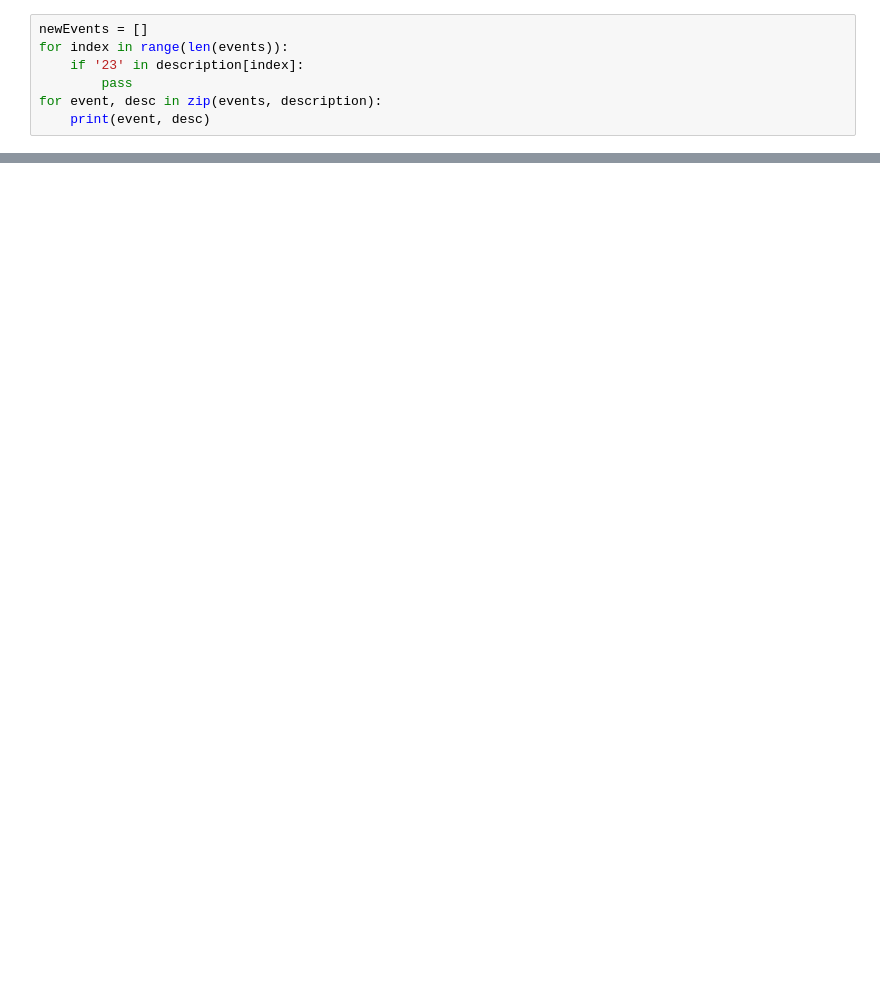
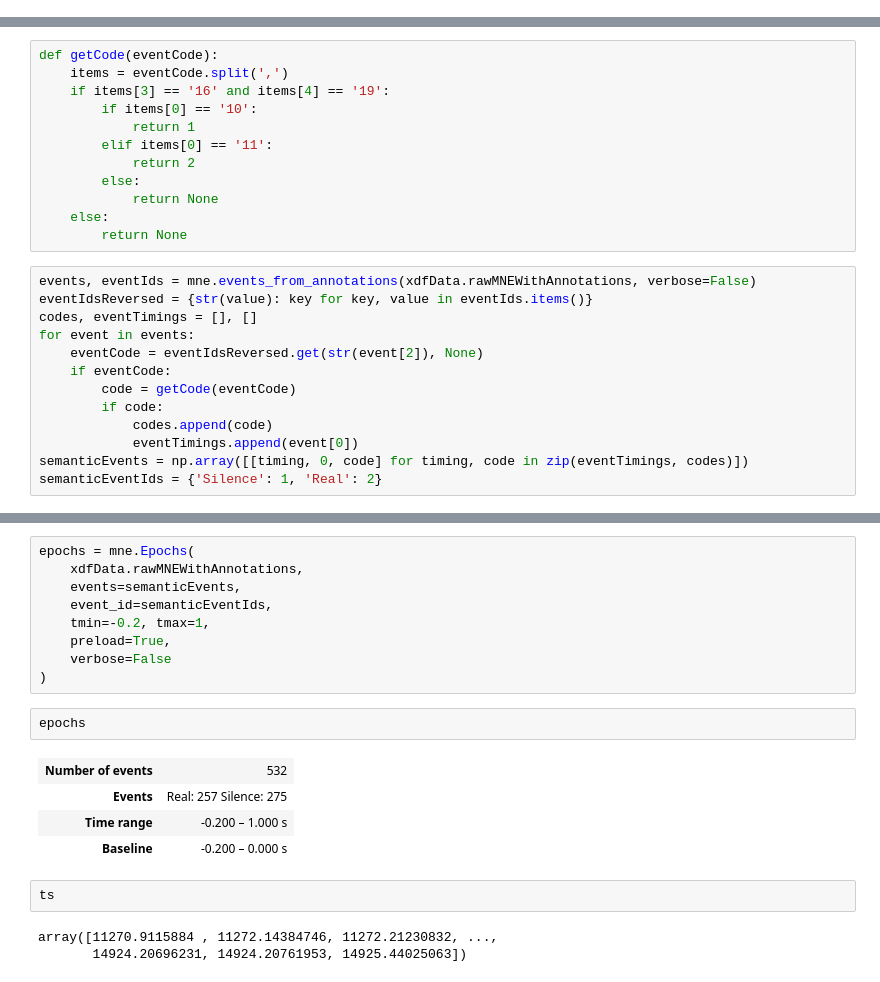
Before and after one commit to owaismujtaba/PilotStudy, a Jupyter notebook: PilotData.ipynb, the cells around one changed output, grey strips where cells are left out. Drawn from its saved outputs; the diff is of its cells as text; blank space fills up the shorter version.

Commit message:
data

```diff
--- a/PilotData.ipynb
+++ b/PilotData.ipynb
@@ -153,7 +25,0 @@ description
-# %%
-newEvents = []
-for index in range(len(events)):
-    if '23' in description[index]:
-        pass
-for event, desc in zip(events, description):
-    print(event, desc)
@@ -161,0 +26,25 @@ KeyError: 0
+# %%
+def getCode(eventCode):
+    items = eventCode.split(',')
+    if items[3] == '16' and items[4] == '19':
+        if items[0] == '10':
+            return 1
+        elif items[0] == '11':
+            return 2
+        else:
+            return None
+    else:
+        return None
+# %%
+events, eventIds = mne.events_from_annotations(xdfData.rawMNEWithAnnotations, verbose=False)
+eventIdsReversed = {str(value): key for key, value in eventIds.items()}
+codes, eventTimings = [], []
+for event in events:
+    eventCode = eventIdsReversed.get(str(event[2]), None)
+    if eventCode:
+        code = getCode(eventCode)
+        if code:
+            codes.append(code)
+            eventTimings.append(event[0])
+semanticEvents = np.array([[timing, 0, code] for timing, code in zip(eventTimings, codes)])
+semanticEventIds = {'Silence': 1, 'Real': 2}
@@ -161,0 +61,21 @@ KeyError: 0
+# %%
+epochs = mne.Epochs(
+    xdfData.rawMNEWithAnnotations,
+    events=semanticEvents,
+    event_id=semanticEventIds,
+    tmin=-0.2, tmax=1,
+    preload=True,
+    verbose=False
+)
+# %%
+epochs
+# %% [output]
+| Number of events | 532 |
+| Events | Real: 257 Silence: 275 |
+| Time range | -0.200 – 1.000 s |
+| Baseline | -0.200 – 0.000 s |
+# %%
+ts
+# %% [output]
+array([11270.9115884 , 11272.14384746, 11272.21230832, ...,
+       14924.20696231, 14924.20761953, 14925.44025063])
```
Also changed, not shown: parts of 11 cells of this notebook, 3 other files.
